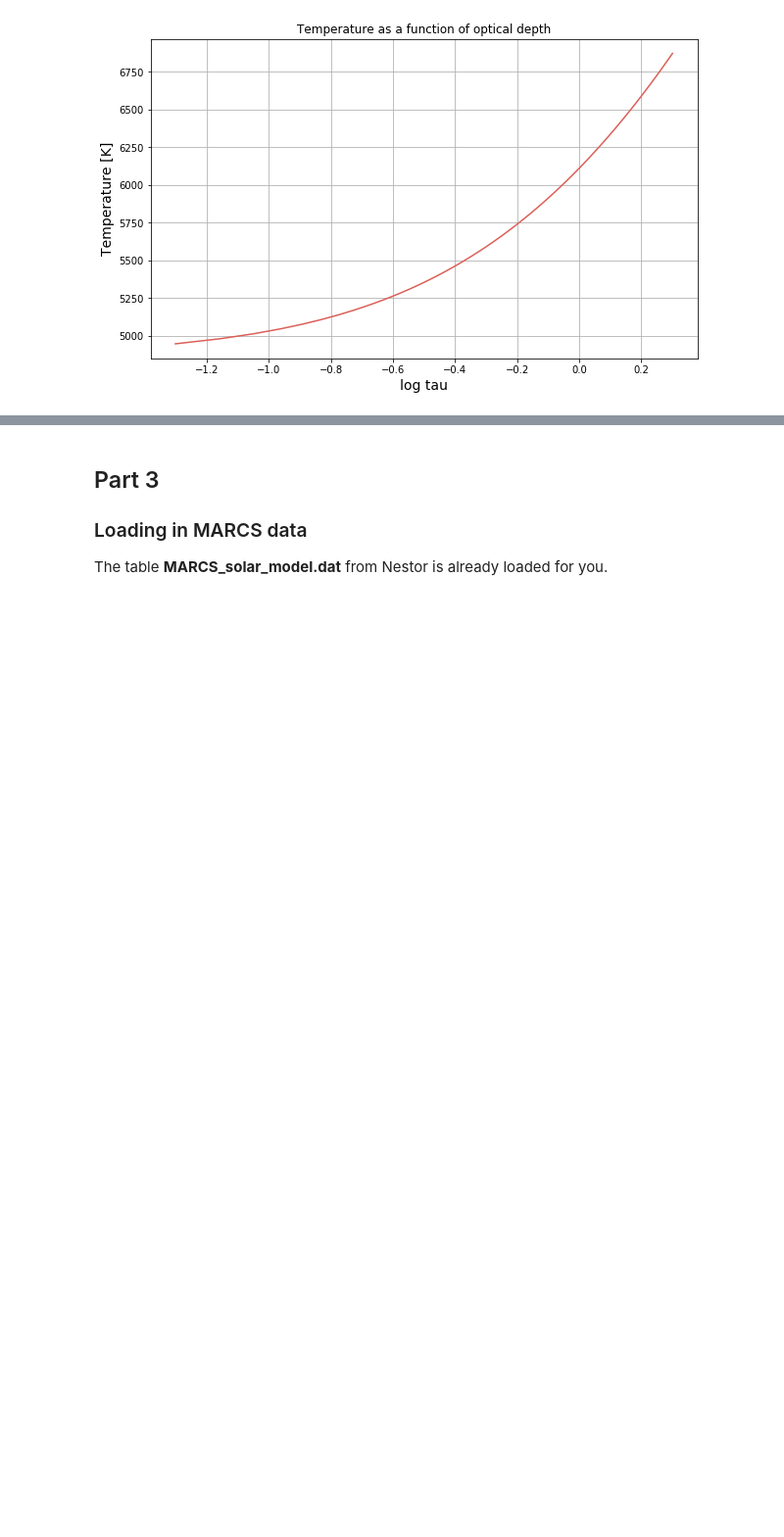
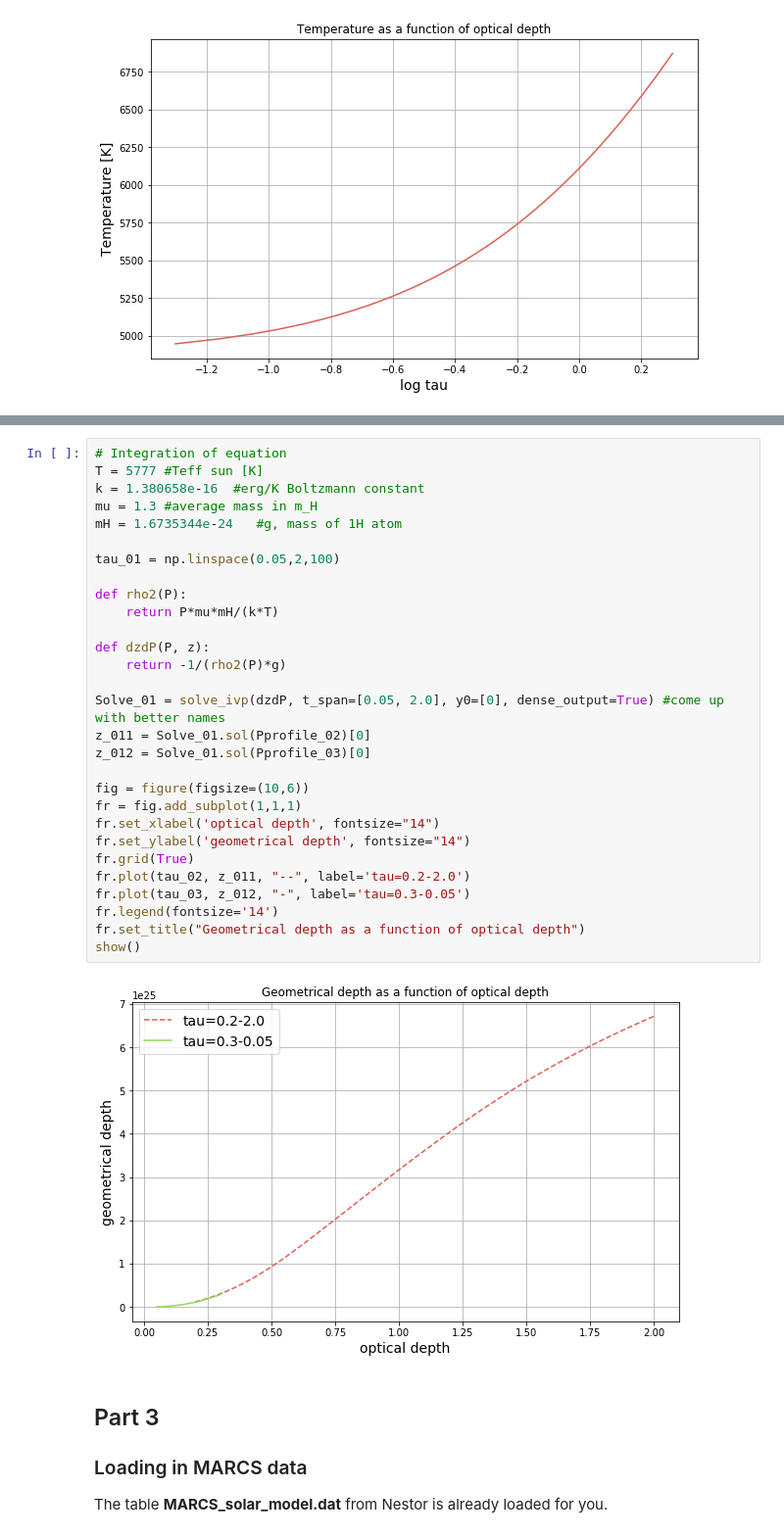
Before and after one commit to dziouba/PoS, a Jupyter notebook: PoS_Computer_Model.ipynb, the cells around one changed output, grey strips where cells are left out. Shown at 98% size. Drawn from its saved outputs; the diff is of its cells as text; blank space fills up the shorter version.

```diff
--- a/PoS_Computer_Model.ipynb
+++ b/PoS_Computer_Model.ipynb
@@ -335,3 +355,34 @@ show()
+# %%
+# Integration of equation
+T = 5777 #Teff sun [K]
+k = 1.380658e-16  #erg/K Boltzmann constant
+mu = 1.3 #average mass in m_H
+mH = 1.6735344e-24   #g, mass of 1H atom
+
+tau_01 = np.linspace(0.05,2,100)
+
+def rho2(P):
+    return P*mu*mH/(k*T)
+
+def dzdP(P, z):
+    return -1/(rho2(P)*g)
+
+Solve_01 = solve_ivp(dzdP, t_span=[0.05, 2.0], y0=[0], dense_output=True) #come up with better names
+z_011 = Solve_01.sol(Pprofile_02)[0]
+z_012 = Solve_01.sol(Pprofile_03)[0]
+
+fig = figure(figsize=(10,6))
+fr = fig.add_subplot(1,1,1)
+fr.set_xlabel('optical depth', fontsize="14")
+fr.set_ylabel('geometrical depth', fontsize="14")
+fr.grid(True)
+fr.plot(tau_02, z_011, "--", label='tau=0.2-2.0')
+fr.plot(tau_03, z_012, "-", label='tau=0.3-0.05')
+fr.legend(fontsize='14')
+fr.set_title("Geometrical depth as a function of optical depth")
+show()
+# %% [output]
+[figure, added]
 # %% [markdown]
 ## Part 3
 
```
Also changed, not shown: parts of 10 cells of this notebook.
